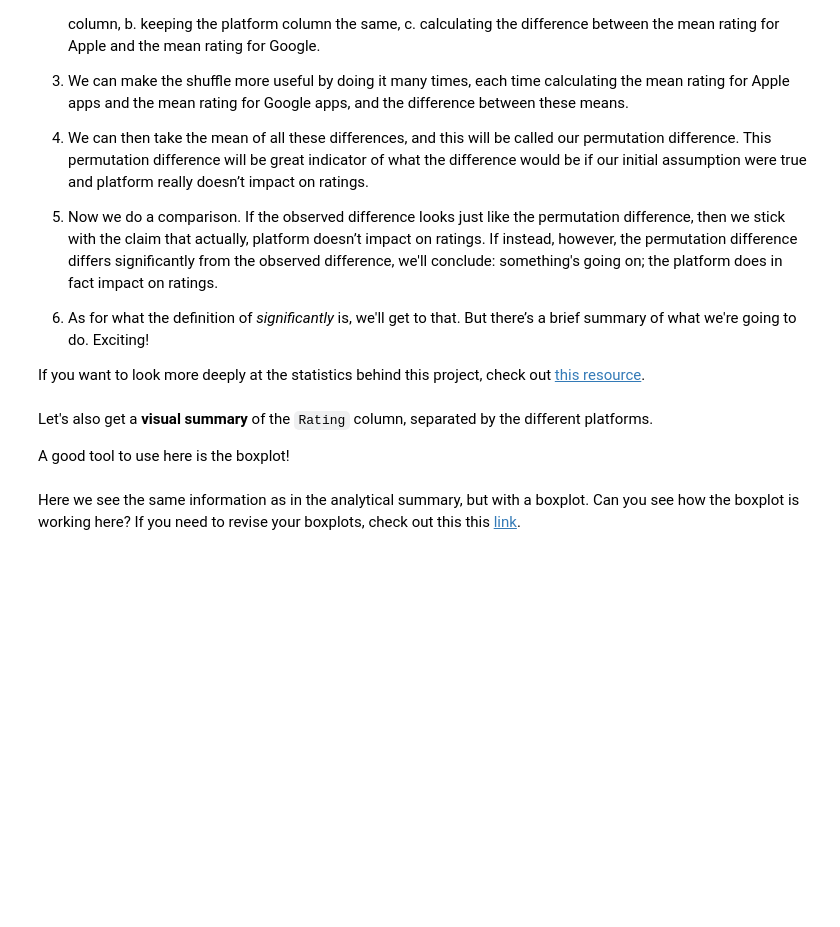
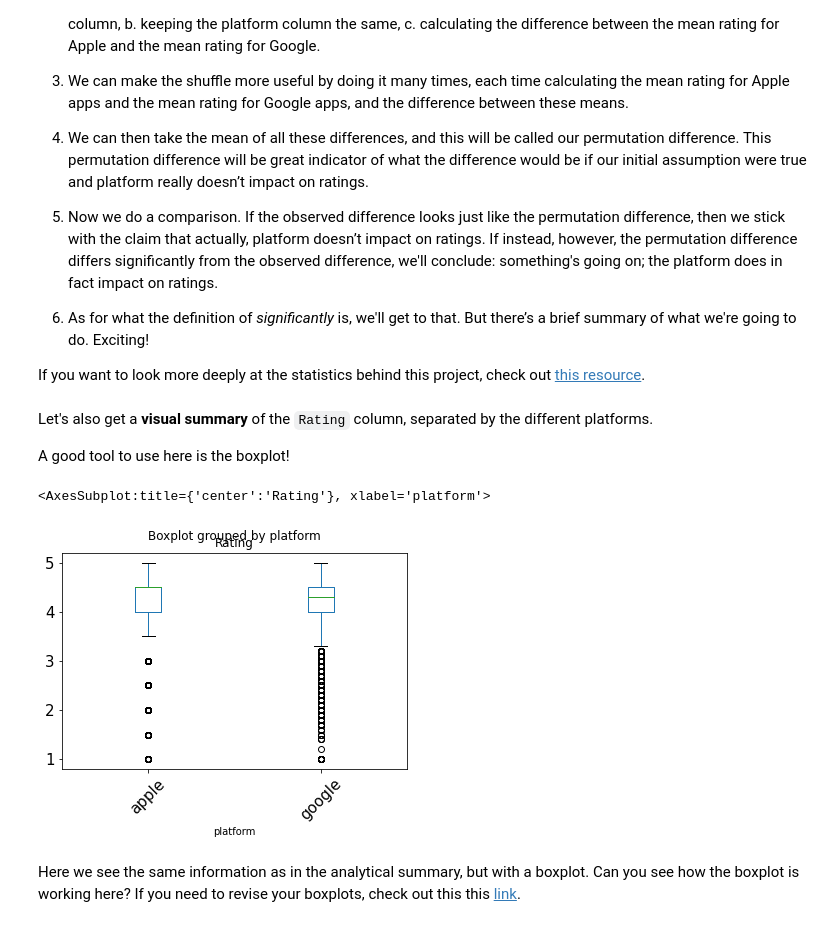
Before and after one commit to VictoriaS7/Springboard2021, a Jupyter notebook: Apps Case Study/Springboard Apps project - Tier 3 - Complete.ipynb, the cells around one changed output. Drawn from its saved outputs; the diff is of its cells as text; code cells hidden in the pictures; blank space fills up the shorter version.

```diff
--- a/Apps Case Study/Springboard Apps project - Tier 3 - Complete.ipynb
+++ b/Apps Case Study/Springboard Apps project - Tier 3 - Complete.ipynb
@@ -203,21 +289,24 @@ In this case, we're going to change the `Apple` columns names to the names of th
 
 This is an important step to unify the two datasets!
 # %%
-# Create a variable called old_names where you'll store the column names of the Apple dataframe.
+# Create a variable called old_names where you'll
+# store the column names of the Apple dataframe.
 # Use the feature .columns.
-_ _ _
+old_names = Apple.columns
 
-# Create a variable called new_names where you'll store the column names of the Google dataframe.
-_ _ _
+# Create a variable called new_names where you'll
+# store the column names of the Google dataframe.
+new_names = Google.columns
 
 # Use the rename() DataFrame method to change the columns names.
-_ _ _
+Apple = Apple.rename(columns = dict(zip(old_names,new_names)))
 # %% [markdown]
 ### 2d. Join the two datasets
 Let's combine the two datasets into a single data frame called `df`.
 # %%
 # Let's use the append() method to append Apple to Google.
-_ _ _
+df = Apple.append(Google, ignore_index = True)
 
-# Using the sample() method with the number 12 passed to it, check 12 random points of your dataset.
-_ _ _
+# Using the sample() method with the number 12 passed to it,
+# check 12 random points of your dataset.
+df.sample(12)
@@ -226,11 +329,13 @@ _ _ _
 
 As you can see there are some `NaN` values. We want to eliminate all these `NaN` values from the table.
 # %%
-# Lets check first the dimesions of df before droping `NaN` values. Use the .shape feature.
-_ _ _
+# Lets check first the dimesions of df before droping `NaN` values.
+# Use the .shape feature.
+print(df.shape)
 
-# Use the dropna() method to eliminate all the NaN values, and overwrite the same dataframe with the result.
-_ _ _
+# Use the dropna() method to eliminate all the NaN values,
+# and overwrite the same dataframe with the result.
+df = df.dropna()
 
 # Check the new dimesions of our dataframe.
-_ _ _
+print(df.shape)
@@ -248,7 +363,7 @@ _ _ _
 929 apps do not have reviews, we need to eliminate these points!
 # %%
 # Eliminate the points that have 0 reviews.
-_ _ _
+df = df[df['Reviews'] != 0]
 # %% [markdown]
 ### 2g. Summarize the data visually and analytically (by the column `platform`)
 # %% [markdown]
@@ -287,7 +407,10 @@ Let's also get a **visual summary** of the `Rating` column, separated by the dif
 A good tool to use here is the boxplot!
 # %%
 # Call the boxplot() method on our df.
-_ _ _
+df.boxplot(by='platform', column=['Rating'], grid=False, rot=45, fontsize=15)
+# %% [output]
+<AxesSubplot:title={'center':'Rating'}, xlabel='platform'>
+[figure, added]
 # %% [markdown]
 Here we see the same information as in the analytical summary, but with a boxplot. Can you see how the boxplot is working here? If you need to revise your boxplots, check out this this [link](https://www.kaggle.com/ramamet4/app-store-apple-data-set-10k-apps).
 # %% [markdown]
```
Also changed, not shown: parts of 29 cells of this notebook.
